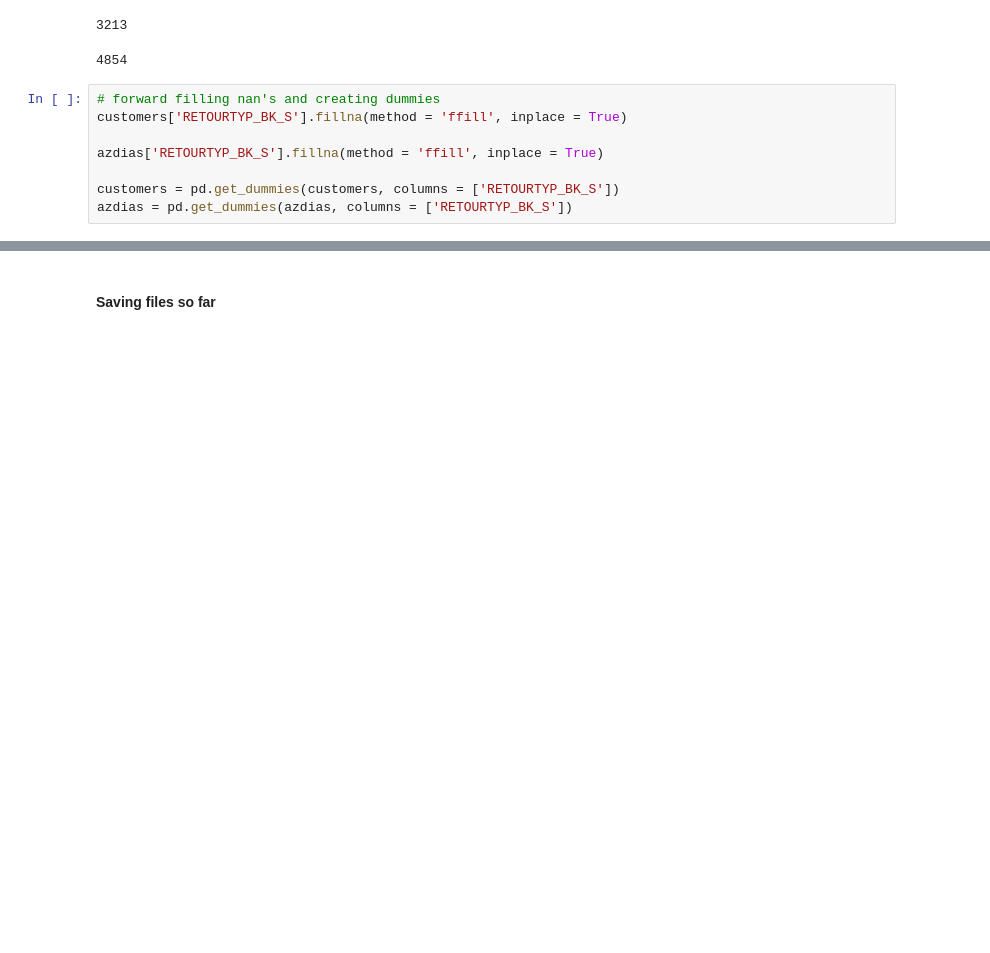
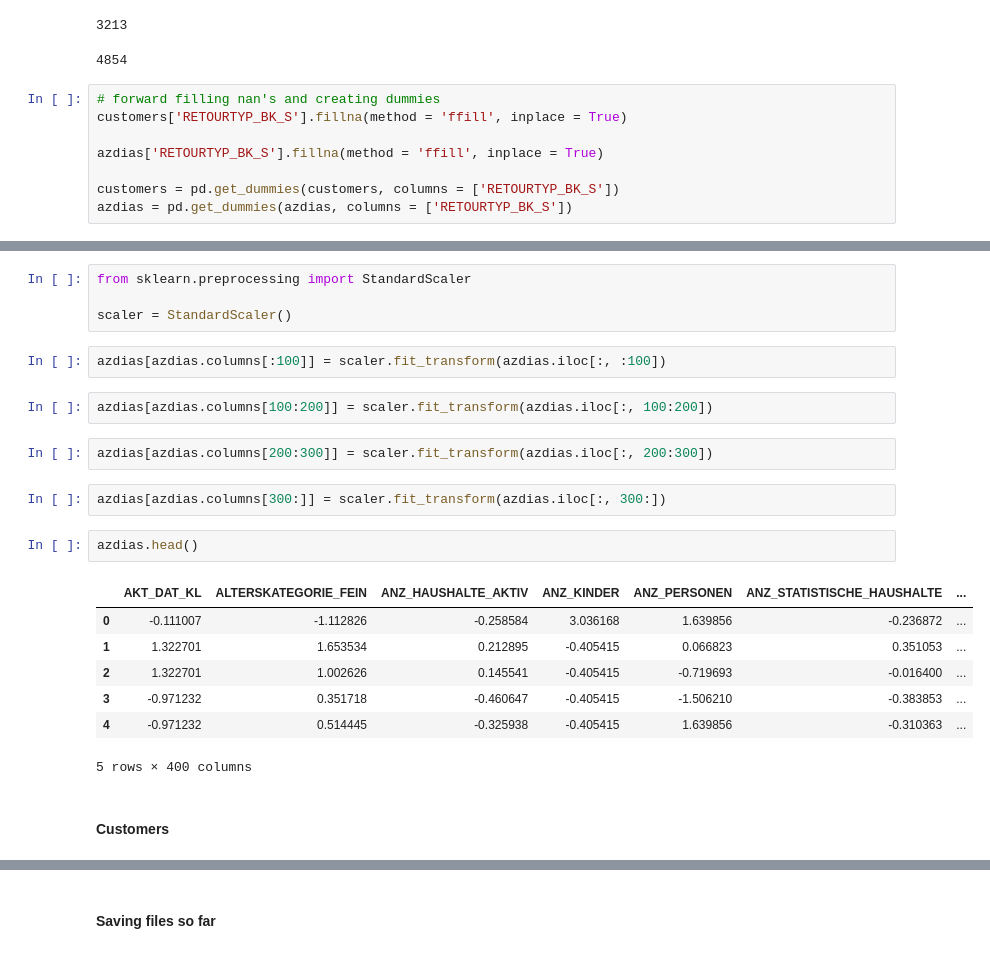
Before and after one commit to jobquiroz/MarketingCampaign, a Jupyter notebook: Arvato Project Workbook.ipynb, the cells around one changed output, grey strips where cells are left out. Cells and saved outputs as stored; diff of their text form; blank space fills up the shorter version.

```diff
--- a/Arvato Project Workbook.ipynb
+++ b/Arvato Project Workbook.ipynb
@@ -846,0 +1737,24 @@ azdias = pd.get_dummies(azdias, columns = ['RETOURTYP_BK_S'])
+# %%
+from sklearn.preprocessing import StandardScaler
+
+scaler = StandardScaler()
+# %%
+azdias[azdias.columns[:100]] = scaler.fit_transform(azdias.iloc[:, :100])
+# %%
+azdias[azdias.columns[100:200]] = scaler.fit_transform(azdias.iloc[:, 100:200])
+# %%
+azdias[azdias.columns[200:300]] = scaler.fit_transform(azdias.iloc[:, 200:300])
+# %%
+azdias[azdias.columns[300:]] = scaler.fit_transform(azdias.iloc[:, 300:])
+# %%
+azdias.head()
+# %% [output]
+|  | AKT_DAT_KL | ALTERSKATEGORIE_FEIN | ANZ_HAUSHALTE_AKTIV | ANZ_KINDER | ANZ_PERSONEN | ANZ_STATISTISCHE_HAUSHALTE | ... |
+| 0 | -0.111007 | -1.112826 | -0.258584 | 3.036168 | 1.639856 | -0.236872 | ... |
+| 1 | 1.322701 | 1.653534 | 0.212895 | -0.405415 | 0.066823 | 0.351053 | ... |
+| 2 | 1.322701 | 1.002626 | 0.145541 | -0.405415 | -0.719693 | -0.016400 | ... |
+| 3 | -0.971232 | 0.351718 | -0.460647 | -0.405415 | -1.506210 | -0.383853 | ... |
+| 4 | -0.971232 | 0.514445 | -0.325938 | -0.405415 | 1.639856 | -0.310363 | ... |
+5 rows × 400 columns
+# %% [markdown]
+#### Customers
```
Also changed, not shown: parts of 146 cells of this notebook, 1 other file.
